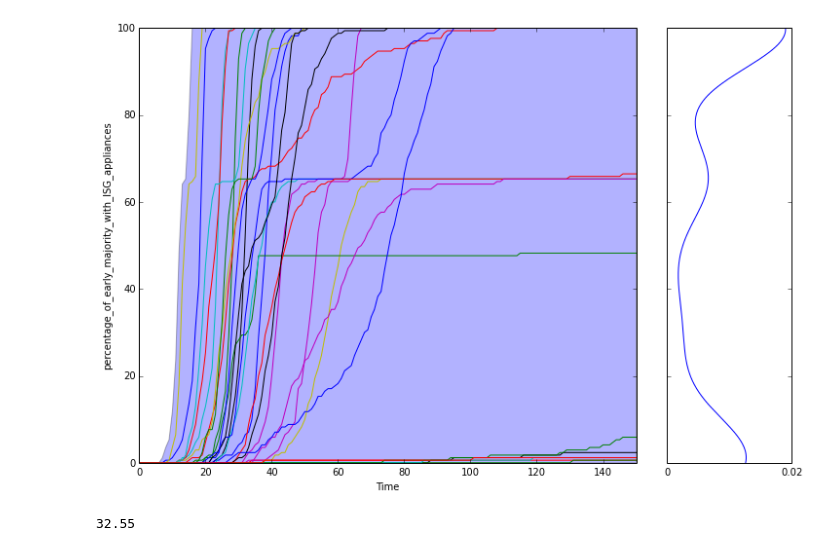
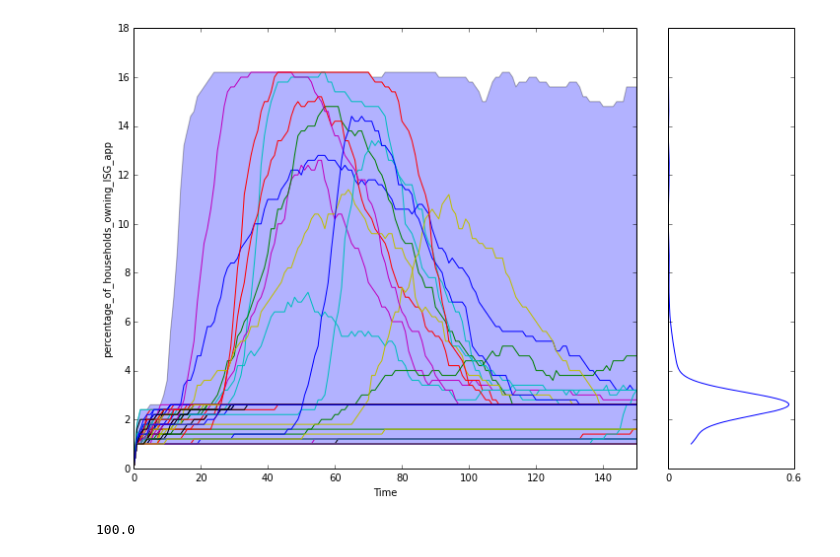
Before and after one commit to tristandewildt/SmartGridDiffusion, a Jupyter notebook: src/notebooks/Diffusion_of_innovations_new.ipynb, the cells around one changed output. Cells and saved outputs as stored; diff of their text form; code cells hidden in the pictures.

Commit message:
Last changes notebooks + experiment 1

```diff
--- a/src/notebooks/Diffusion_of_innovations_new.ipynb
+++ b/src/notebooks/Diffusion_of_innovations_new.ipynb
@@ -13,10 +13,10 @@ from expWorkbench import ema_logging, load_results
 ema_logging.log_to_stderr(level=ema_logging.INFO)
 
 #load the data
-experiments, outcomes = load_results(r'./Data/2000 runs.bz2')
+experiments, outcomes = load_results(r'./Data/500_runs_experiment_1.bz2')
 results = (experiments, outcomes)
 # %%
-desired__nr_lines = 30
+desired__nr_lines = 50
 nr_cases = experiments.shape[0]
 indices = np.arange(0, nr_cases, nr_cases/desired__nr_lines)
 # %%
@@ -24,25 +24,25 @@ from analysis import prim
 # %%
 # def classify(data):
 #     data = data["number_of_households_owning_ISG_app"]
 
 from analysis.plotting import envelopes
 #from analysis.plotting_util import KDE
 from analysis.plotting import lines, KDE, envelopes
 
 for key, value in outcomes.items():
-     if key == 'percentage_of_early_majority_with_ISG_appliances':
+     if key == 'percentage_of_households_owning_ISG_app':
         fig, axes = lines(results, outcomes_to_show=key, density=KDE,
                   show_envelope=True, experiments_to_show=indices,
                   titles="")
-        n = key
-        plt.savefig("./pictures/KDE {}.png".format(n), dpi=75)
+#         n = key
+#         plt.savefig("./pictures/KDE {}.png".format(n), dpi=75)
         plt.show()
 # %% [output]
-[figure, old version]
+[figure, new version]
 # %%
 import scipy as sp
-ooi = "percentage_of_early_majority_with_ISG_appliances"
-print sp.stats.percentileofscore(outcomes[ooi][:,-1].ravel(), 25)
+ooi = "percentage_of_households_owning_ISG_app"
+print sp.stats.percentileofscore(outcomes[ooi][:,75].ravel(), 25)
 # %% [output]
-32.55
+100.0
 # %%
```
Also changed, not shown: parts of 7 cells of this notebook, 26 other files.
